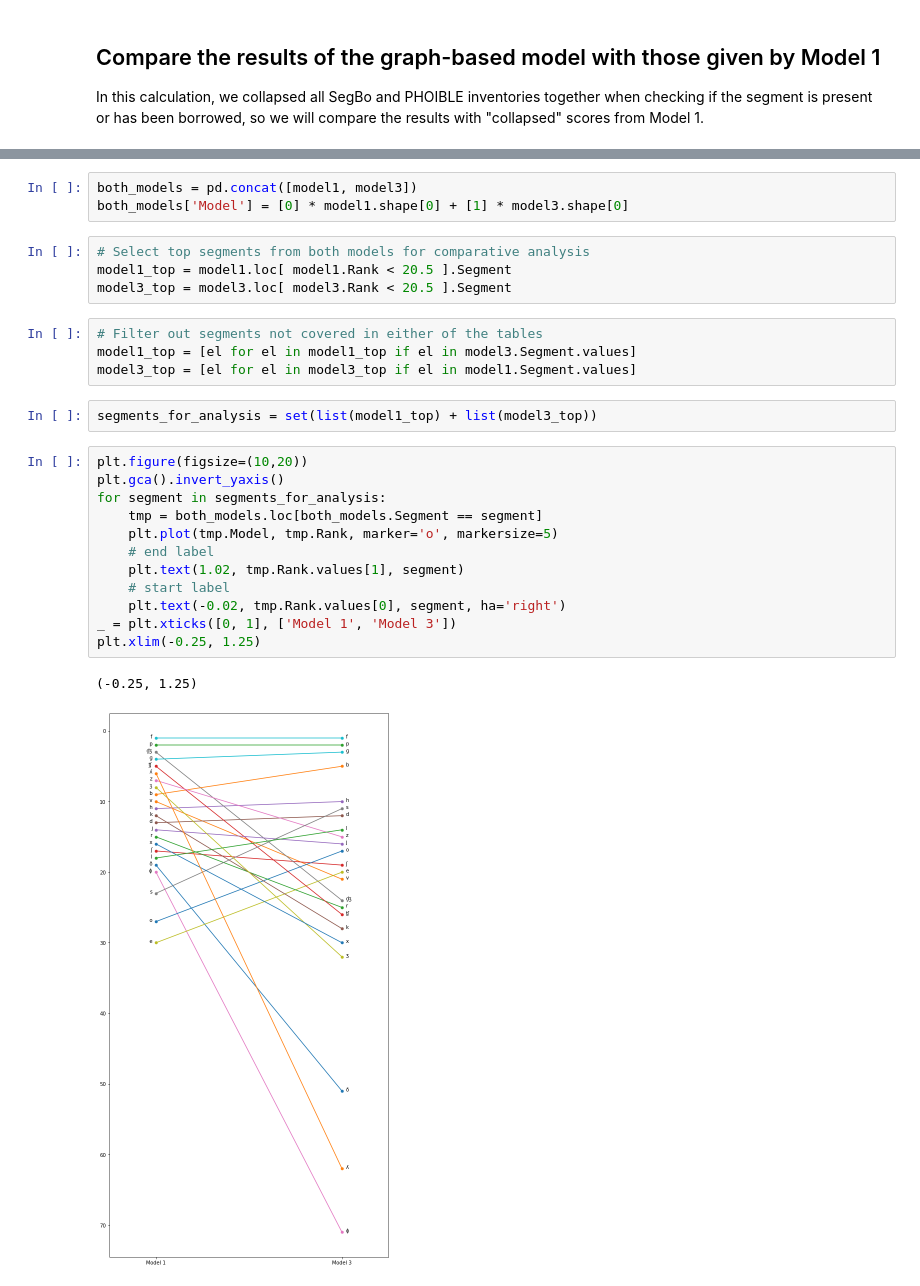
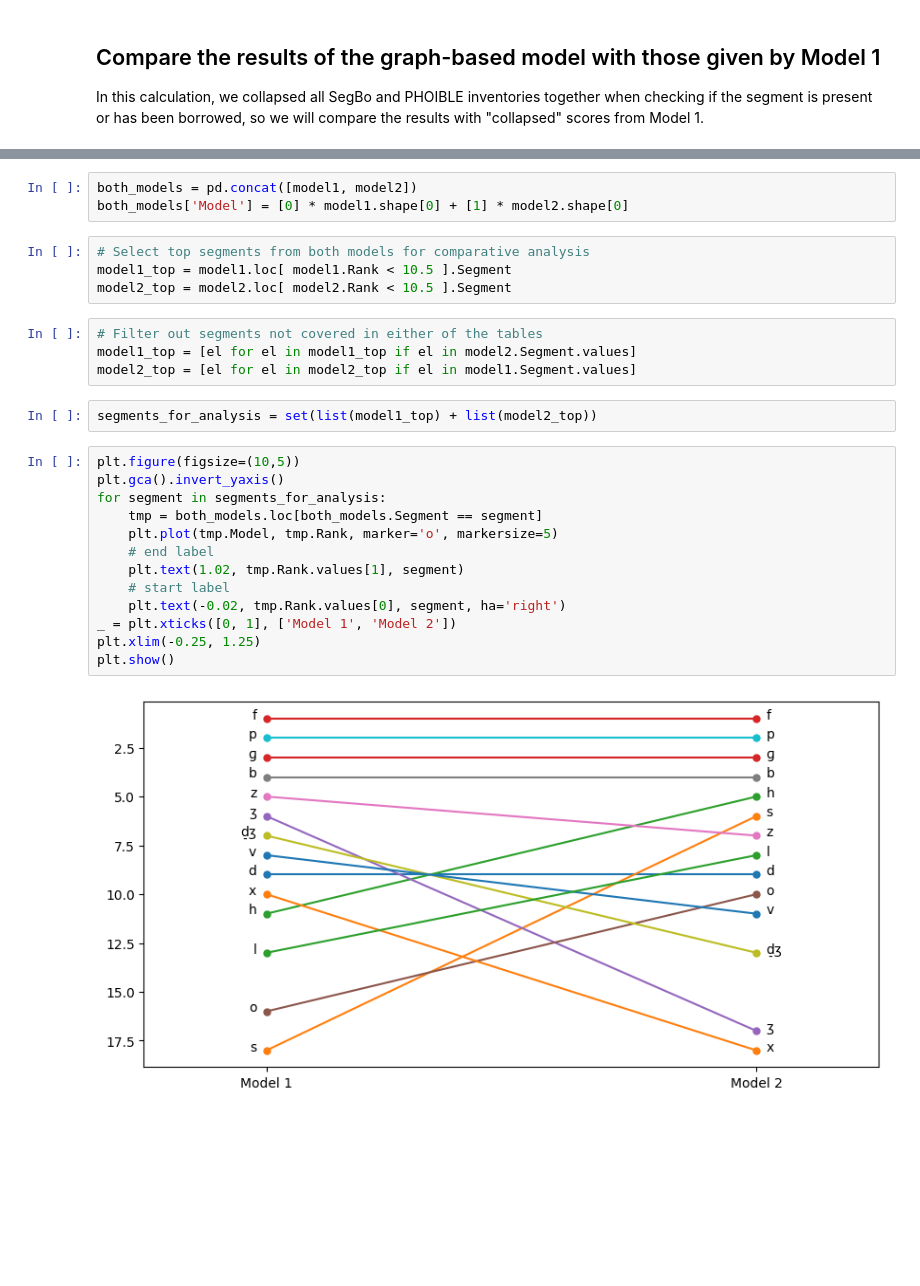
Before and after one commit to segbo-db/borrowability_paper, a Jupyter notebook: neighbor-graph_model/A language-graph-based model of segment borrowing.ipynb, the cells around one changed output, grey strips where cells are left out. Cells and saved outputs as stored; diff of their text form; blank space fills up the shorter version.

```diff
--- a/neighbor-graph_model/A language-graph-based model of segment borrowing.ipynb
+++ b/neighbor-graph_model/A language-graph-based model of segment borrowing.ipynb
@@ -278,28 +308,28 @@ model3['Rank'] = model3.BorrowabilityScore_collapsed.rank(ascending=False)
 # %%
-both_models = pd.concat([model1, model3])
-both_models['Model'] = [0] * model1.shape[0] + [1] * model3.shape[0]
+both_models = pd.concat([model1, model2])
+both_models['Model'] = [0] * model1.shape[0] + [1] * model2.shape[0]
 # %%
 # Select top segments from both models for comparative analysis
-model1_top = model1.loc[ model1.Rank < 20.5 ].Segment
-model3_top = model3.loc[ model3.Rank < 20.5 ].Segment
+model1_top = model1.loc[ model1.Rank < 10.5 ].Segment
+model2_top = model2.loc[ model2.Rank < 10.5 ].Segment
 # %%
 # Filter out segments not covered in either of the tables
-model1_top = [el for el in model1_top if el in model3.Segment.values]
-model3_top = [el for el in model3_top if el in model1.Segment.values]
+model1_top = [el for el in model1_top if el in model2.Segment.values]
+model2_top = [el for el in model2_top if el in model1.Segment.values]
 # %%
-segments_for_analysis = set(list(model1_top) + list(model3_top))
+segments_for_analysis = set(list(model1_top) + list(model2_top))
 # %%
-plt.figure(figsize=(10,20))
+plt.figure(figsize=(10,5))
 plt.gca().invert_yaxis()
 for segment in segments_for_analysis:
     tmp = both_models.loc[both_models.Segment == segment]
     plt.plot(tmp.Model, tmp.Rank, marker='o', markersize=5)
     # end label
     plt.text(1.02, tmp.Rank.values[1], segment)
     # start label
     plt.text(-0.02, tmp.Rank.values[0], segment, ha='right')
-_ = plt.xticks([0, 1], ['Model 1', 'Model 3'])
+_ = plt.xticks([0, 1], ['Model 1', 'Model 2'])
 plt.xlim(-0.25, 1.25)
+plt.show()
 # %% [output]
-(-0.25, 1.25)
-[figure, old version]
+[figure, new version]
```
Also changed, not shown: parts of 22 cells of this notebook, 5 other files.
